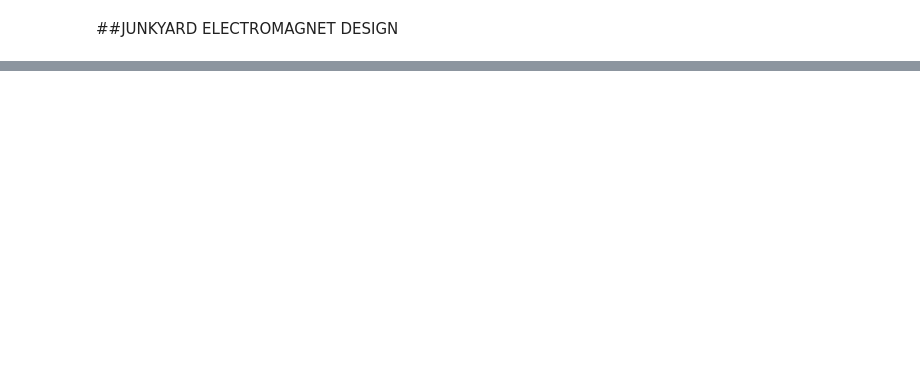
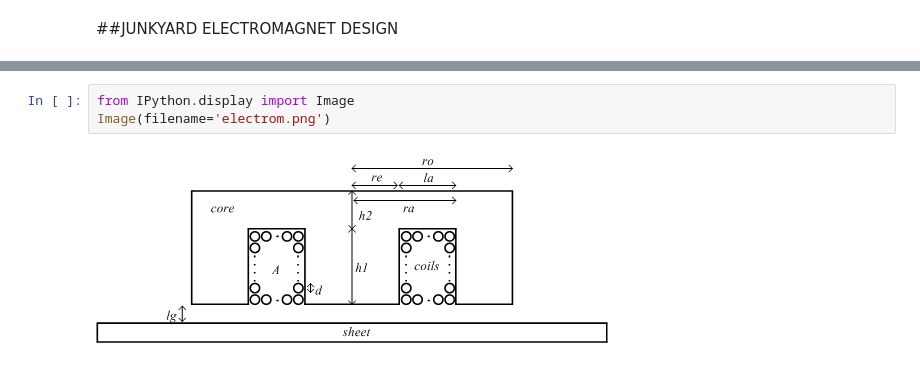
Before and after one commit to ziyaozkan/githubdosyasi, a Jupyter notebook: junkyardmagnet.ipynb, the cells around one changed output, grey strips where cells are left out. Saved outputs shown, nothing was run; the diff lists cells and outputs as text; blank space fills up the shorter version.

```diff
--- a/junkyardmagnet.ipynb
+++ b/junkyardmagnet.ipynb
@@ -36,0 +23,5 @@ print "Hallo, ",raw
+# %%
+from IPython.display import Image
+Image(filename='electrom.png')
+# %% [output]
+[figure, added]
```
Also changed, not shown: parts of 19 cells of this notebook, 3 other files.
